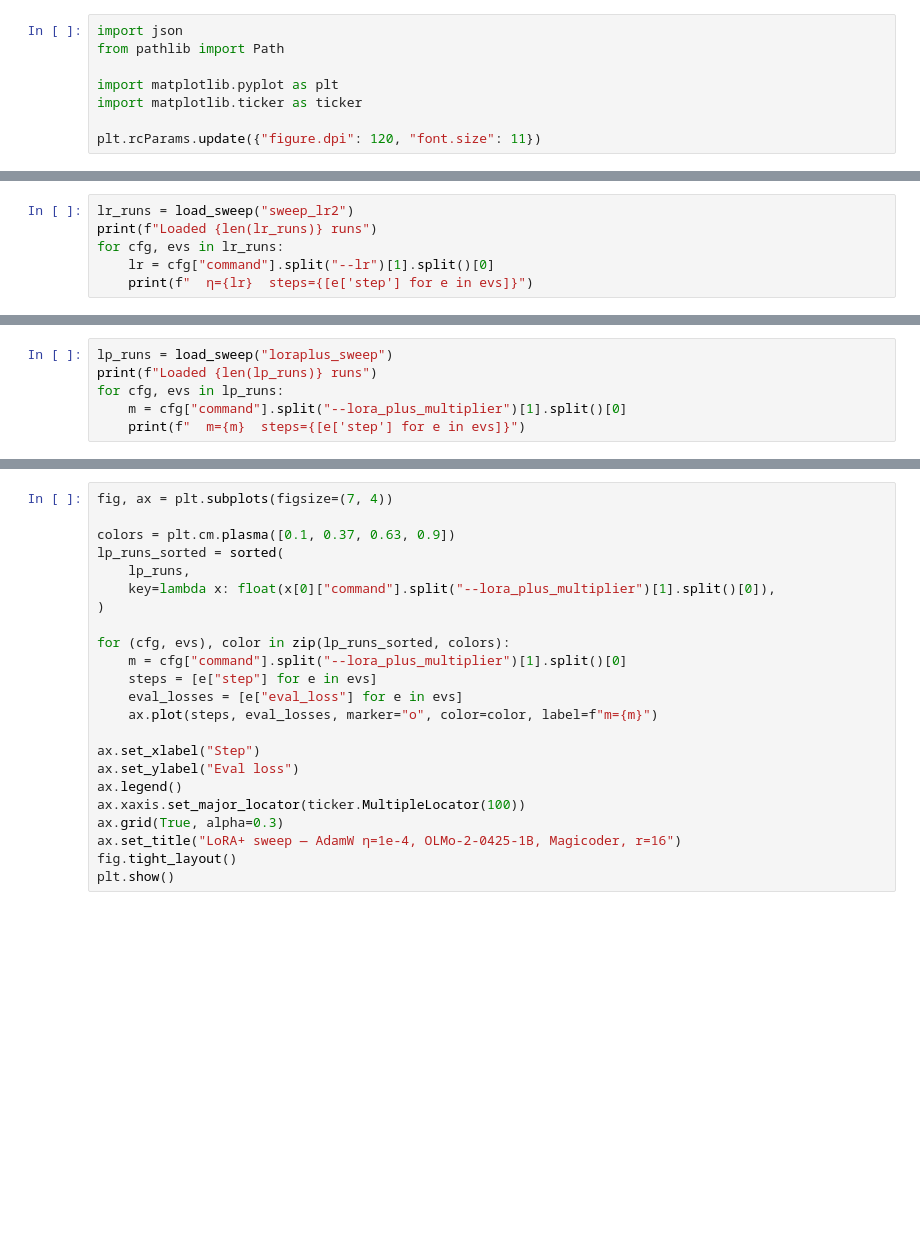
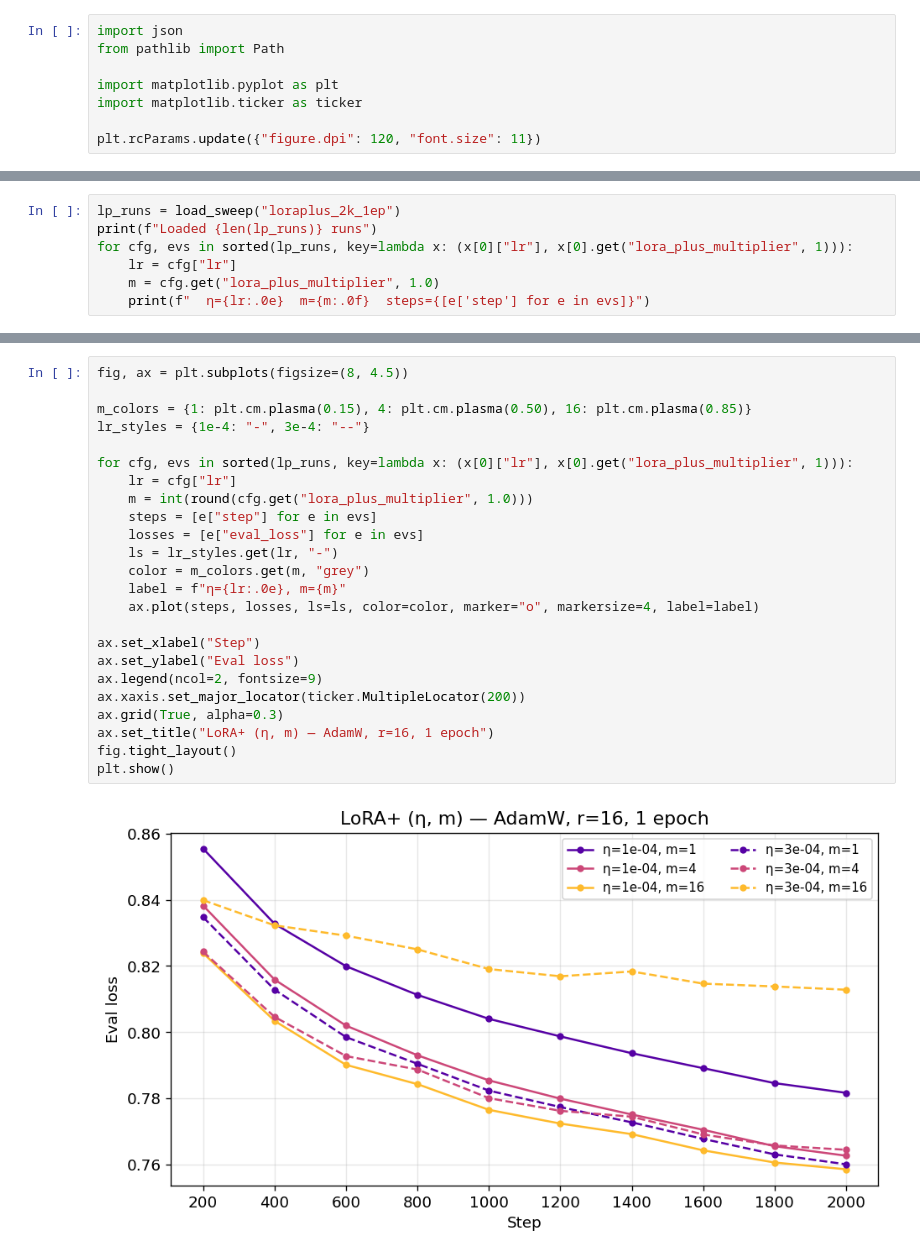
Before and after one commit to nikhilgsh/lora-optimizers, a Jupyter notebook: notebooks/sweep_analysis.ipynb, the cells around one changed output, grey strips where cells are left out. Drawn from its saved outputs; the diff is of its cells as text; blank space fills up the shorter version.

```diff
--- a/notebooks/sweep_analysis.ipynb
+++ b/notebooks/sweep_analysis.ipynb
@@ -42,6 +62,0 @@ def load_sweep(group):
-# %%
-lr_runs = load_sweep("sweep_lr2")
-print(f"Loaded {len(lr_runs)} runs")
-for cfg, evs in lr_runs:
-    lr = cfg["command"].split("--lr")[1].split()[0]
-    print(f"  η={lr}  steps={[e['step'] for e in evs]}")
@@ -70,6 +65,7 @@ plt.show()
 # %%
-lp_runs = load_sweep("loraplus_sweep")
+lp_runs = load_sweep("loraplus_2k_1ep")
 print(f"Loaded {len(lp_runs)} runs")
-for cfg, evs in lp_runs:
-    m = cfg["command"].split("--lora_plus_multiplier")[1].split()[0]
-    print(f"  m={m}  steps={[e['step'] for e in evs]}")
+for cfg, evs in sorted(lp_runs, key=lambda x: (x[0]["lr"], x[0].get("lora_plus_multiplier", 1))):
+    lr = cfg["lr"]
+    m = cfg.get("lora_plus_multiplier", 1.0)
+    print(f"  η={lr:.0e}  m={m:.0f}  steps={[e['step'] for e in evs]}")
@@ -76,23 +80,26 @@ for cfg, evs in lp_runs:
 # %%
-fig, ax = plt.subplots(figsize=(7, 4))
+fig, ax = plt.subplots(figsize=(8, 4.5))
 
-colors = plt.cm.plasma([0.1, 0.37, 0.63, 0.9])
-lp_runs_sorted = sorted(
-    lp_runs,
-    key=lambda x: float(x[0]["command"].split("--lora_plus_multiplier")[1].split()[0]),
-)
+m_colors = {1: plt.cm.plasma(0.15), 4: plt.cm.plasma(0.50), 16: plt.cm.plasma(0.85)}
+lr_styles = {1e-4: "-", 3e-4: "--"}
 
-for (cfg, evs), color in zip(lp_runs_sorted, colors):
-    m = cfg["command"].split("--lora_plus_multiplier")[1].split()[0]
+for cfg, evs in sorted(lp_runs, key=lambda x: (x[0]["lr"], x[0].get("lora_plus_multiplier", 1))):
+    lr = cfg["lr"]
+    m = int(round(cfg.get("lora_plus_multiplier", 1.0)))
     steps = [e["step"] for e in evs]
-    eval_losses = [e["eval_loss"] for e in evs]
-    ax.plot(steps, eval_losses, marker="o", color=color, label=f"m={m}")
+    losses = [e["eval_loss"] for e in evs]
+    ls = lr_styles.get(lr, "-")
+    color = m_colors.get(m, "grey")
+    label = f"η={lr:.0e}, m={m}"
+    ax.plot(steps, losses, ls=ls, color=color, marker="o", markersize=4, label=label)
 
 ax.set_xlabel("Step")
 ax.set_ylabel("Eval loss")
-ax.legend()
-ax.xaxis.set_major_locator(ticker.MultipleLocator(100))
+ax.legend(ncol=2, fontsize=9)
+ax.xaxis.set_major_locator(ticker.MultipleLocator(200))
 ax.grid(True, alpha=0.3)
-ax.set_title("LoRA+ sweep — AdamW η=1e-4, OLMo-2-0425-1B, Magicoder, r=16")
+ax.set_title("LoRA+ (η, m) — AdamW, r=16, 1 epoch")
 fig.tight_layout()
 plt.show()
+# %% [output]
+[figure, added]
```
Also changed, not shown: parts of 12 cells of this notebook, 6 other files.
